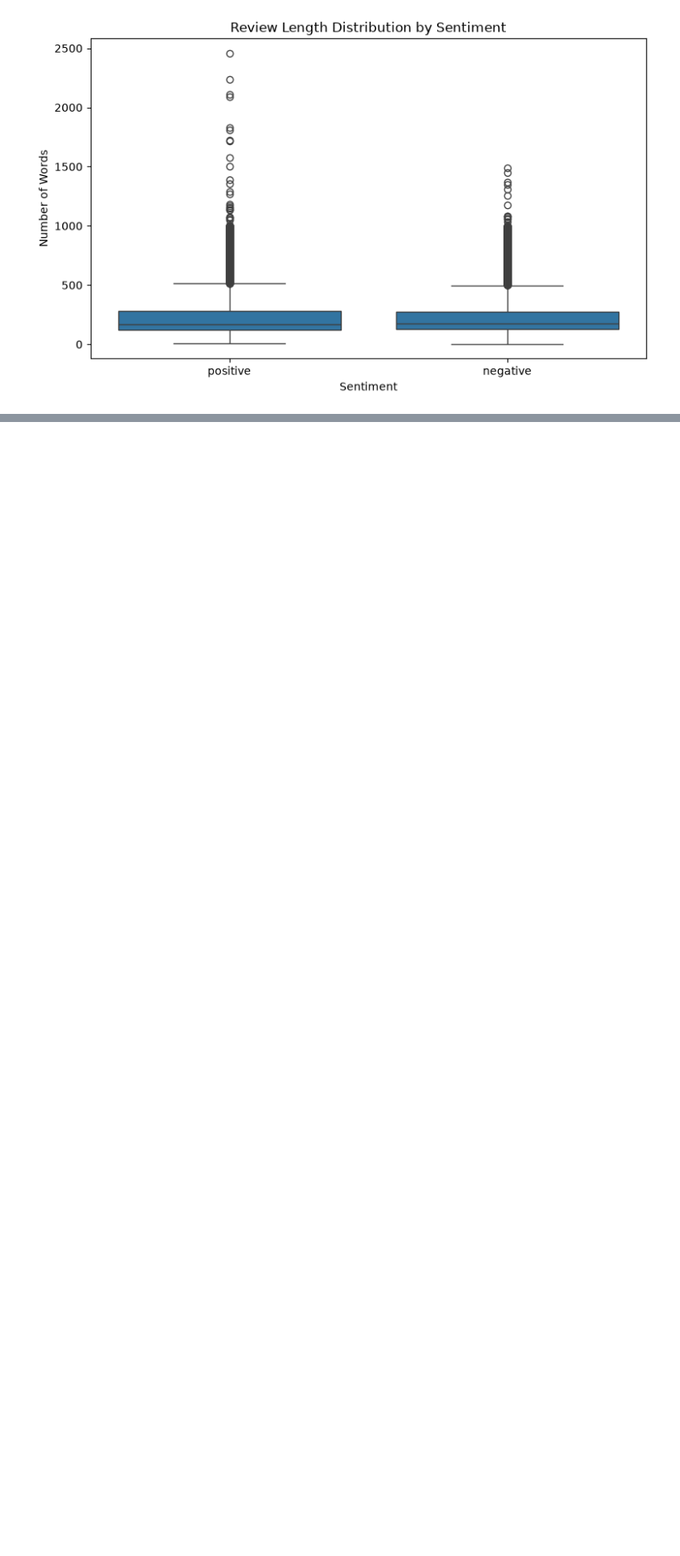
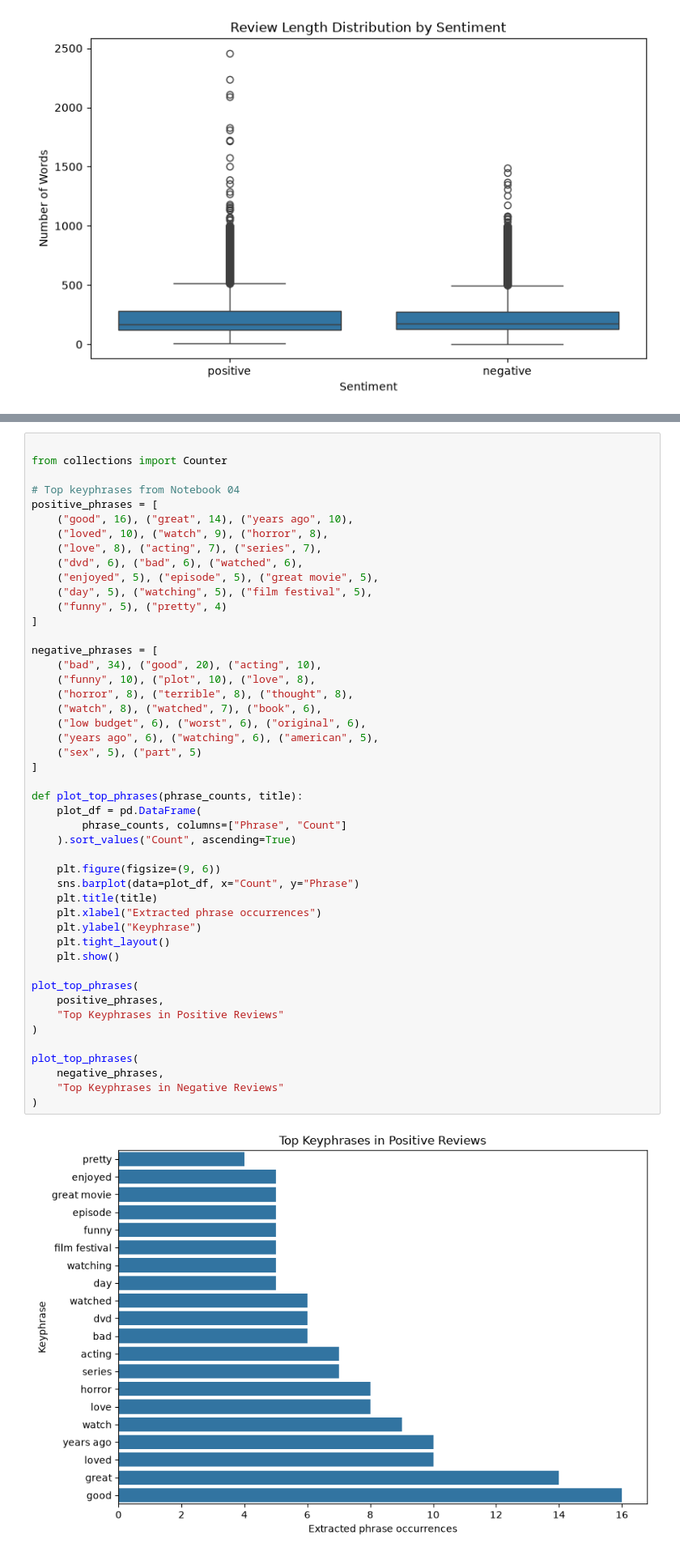
Before and after one commit to Anicodes18/imdb-movie-review-analyzer, a Jupyter notebook: notebooks/05_visualization_and_insights.ipynb, the cells around one changed output, grey strips where cells are left out. Shown at 81% size. Drawn from its saved outputs; the diff is of its cells as text; blank space fills up the shorter version.

```diff
--- a/notebooks/05_visualization_and_insights.ipynb
+++ b/notebooks/05_visualization_and_insights.ipynb
@@ -90,0 +123,49 @@ plt.show()
+# %%
+
+from collections import Counter
+
+# Top keyphrases from Notebook 04
+positive_phrases = [
+    ("good", 16), ("great", 14), ("years ago", 10),
+    ("loved", 10), ("watch", 9), ("horror", 8),
+    ("love", 8), ("acting", 7), ("series", 7),
+    ("dvd", 6), ("bad", 6), ("watched", 6),
+    ("enjoyed", 5), ("episode", 5), ("great movie", 5),
+    ("day", 5), ("watching", 5), ("film festival", 5),
+    ("funny", 5), ("pretty", 4)
+]
+
+negative_phrases = [
+    ("bad", 34), ("good", 20), ("acting", 10),
+    ("funny", 10), ("plot", 10), ("love", 8),
+    ("horror", 8), ("terrible", 8), ("thought", 8),
+    ("watch", 8), ("watched", 7), ("book", 6),
+    ("low budget", 6), ("worst", 6), ("original", 6),
+    ("years ago", 6), ("watching", 6), ("american", 5),
+    ("sex", 5), ("part", 5)
+]
+
+def plot_top_phrases(phrase_counts, title):
+    plot_df = pd.DataFrame(
+        phrase_counts, columns=["Phrase", "Count"]
+    ).sort_values("Count", ascending=True)
+
+    plt.figure(figsize=(9, 6))
+    sns.barplot(data=plot_df, x="Count", y="Phrase")
+    plt.title(title)
+    plt.xlabel("Extracted phrase occurrences")
+    plt.ylabel("Keyphrase")
+    plt.tight_layout()
+    plt.show()
+
+plot_top_phrases(
+    positive_phrases,
+    "Top Keyphrases in Positive Reviews"
+)
+
+plot_top_phrases(
+    negative_phrases,
+    "Top Keyphrases in Negative Reviews"
+)
+# %% [output]
+[figure, added]
```
Also changed, not shown: parts of 5 cells of this notebook.
